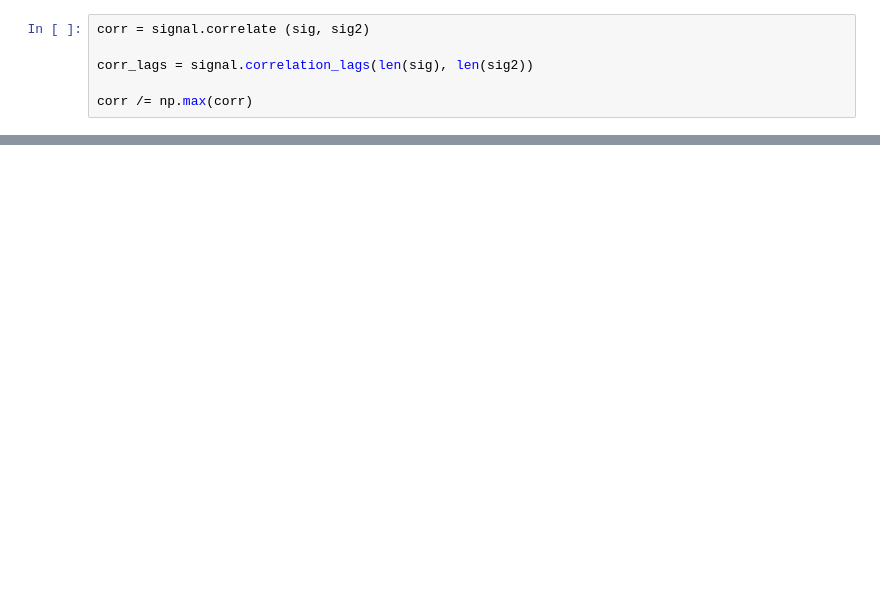
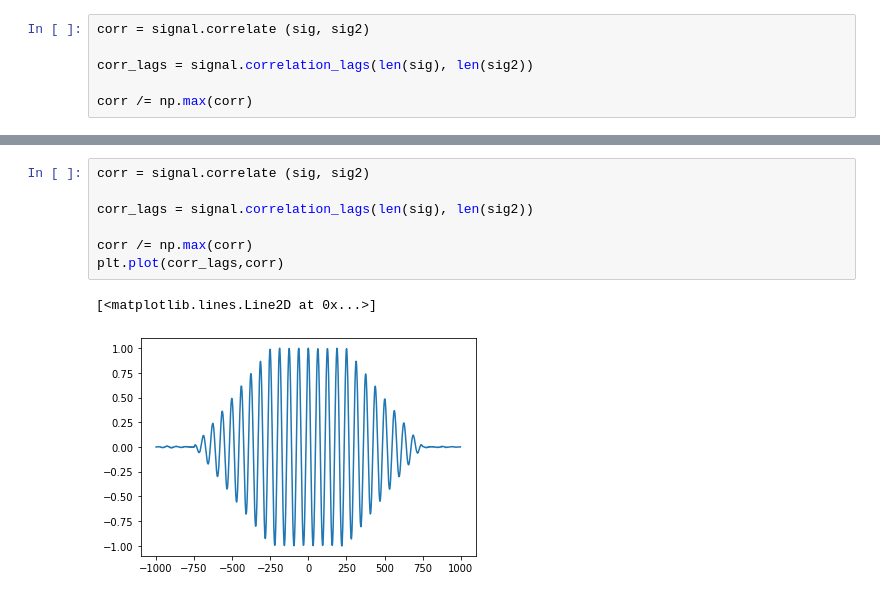
Before and after one commit to EdmondLeahy/InterferenceGeolocation, a Jupyter notebook: CorrelateRandomSeries.ipynb, the cells around one changed output, grey strips where cells are left out. Cells and saved outputs as stored; diff of their text form; blank space fills up the shorter version.

```diff
--- a/CorrelateRandomSeries.ipynb
+++ b/CorrelateRandomSeries.ipynb
@@ -38,0 +64,10 @@ corr_lags[np.argmax(corr)]
+# %%
+corr = signal.correlate (sig, sig2)
+
+corr_lags = signal.correlation_lags(len(sig), len(sig2))
+
+corr /= np.max(corr)
+plt.plot(corr_lags,corr)
+# %% [output]
+[<matplotlib.lines.Line2D at 0x...>]
+[figure, added]
```
Also changed, not shown: parts of 9 cells of this notebook.
